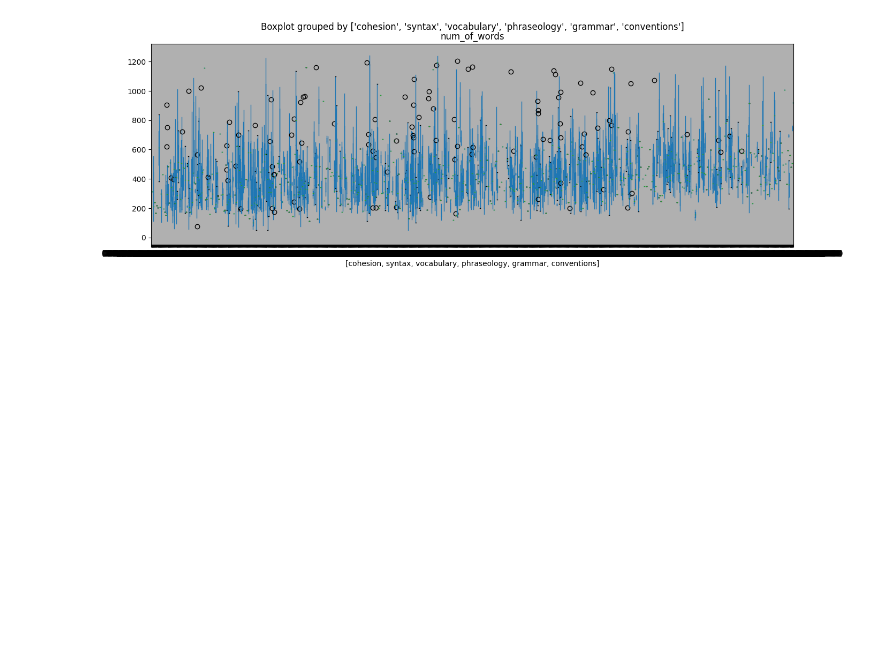
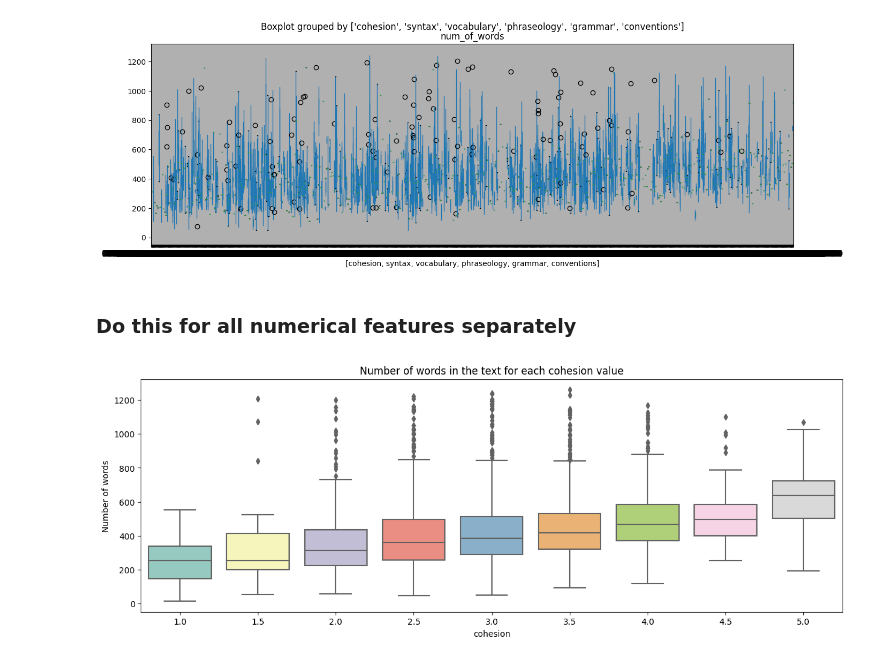
Before and after one commit to KubiakJakub01/Feedback-Prize-ELL, a Jupyter notebook: src/notebooks/research_features.ipynb, the cells around one changed output. Cells and saved outputs as stored; diff of their text form; code cells hidden in the pictures; blank space fills up the shorter version.

Commit message:
Separate boxplot for each feature

```diff
--- a/src/notebooks/research_features.ipynb
+++ b/src/notebooks/research_features.ipynb
@@ -42,3 +42,23 @@ train_df.boxplot(column=num_of_words, by=numberic_cols, figsize=(15, 5))
 # %% [output]
 <AxesSubplot: title={'center': 'num_of_words'}, xlabel='[cohesion, syntax, vocabulary, phraseology, grammar, conventions]'>
 [figure]
+# %% [markdown]
+### Do this for all numerical features separately
+# %%
+def plot_feature_vs_num_of_words(name_of_feature, train_df):
+    """
+    Plot the number of words in the text for each cohesion value
+    """
+    fig, ax = plt.subplots(figsize=(15, 5))
+    sns.boxplot(x=name_of_feature,
+                y=num_of_words,
+                data=train_df,
+                palette="Set3")
+    ax.set_title("Number of words in the text for each cohesion value")
+    ax.set_xlabel(name_of_feature)
+    ax.set_ylabel("Number of words")
+    plt.show()
+# %%
+plot_feature_vs_num_of_words("cohesion", train_df)
+# %% [output]
+[figure, added]
```
Also changed, not shown: parts of 5 cells of this notebook.
